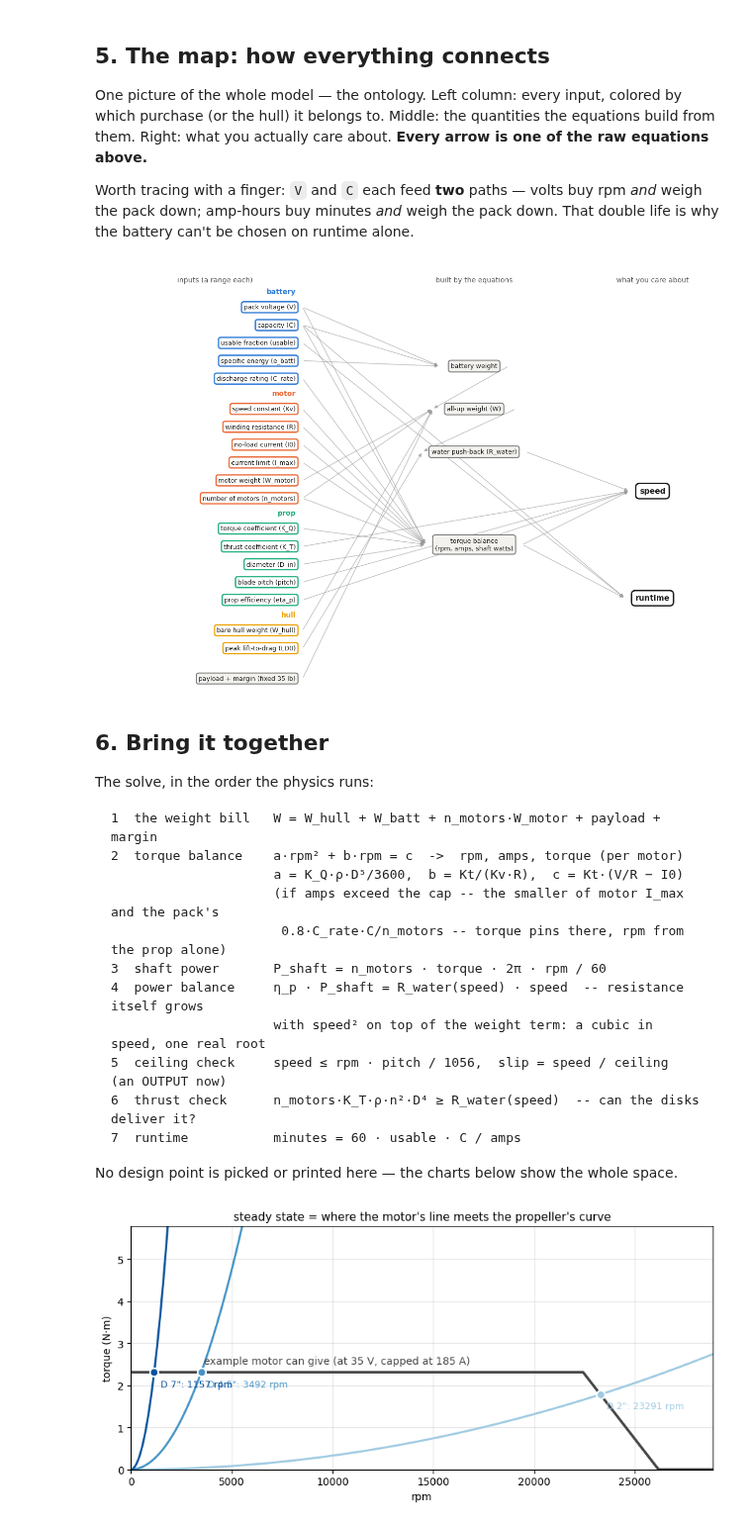
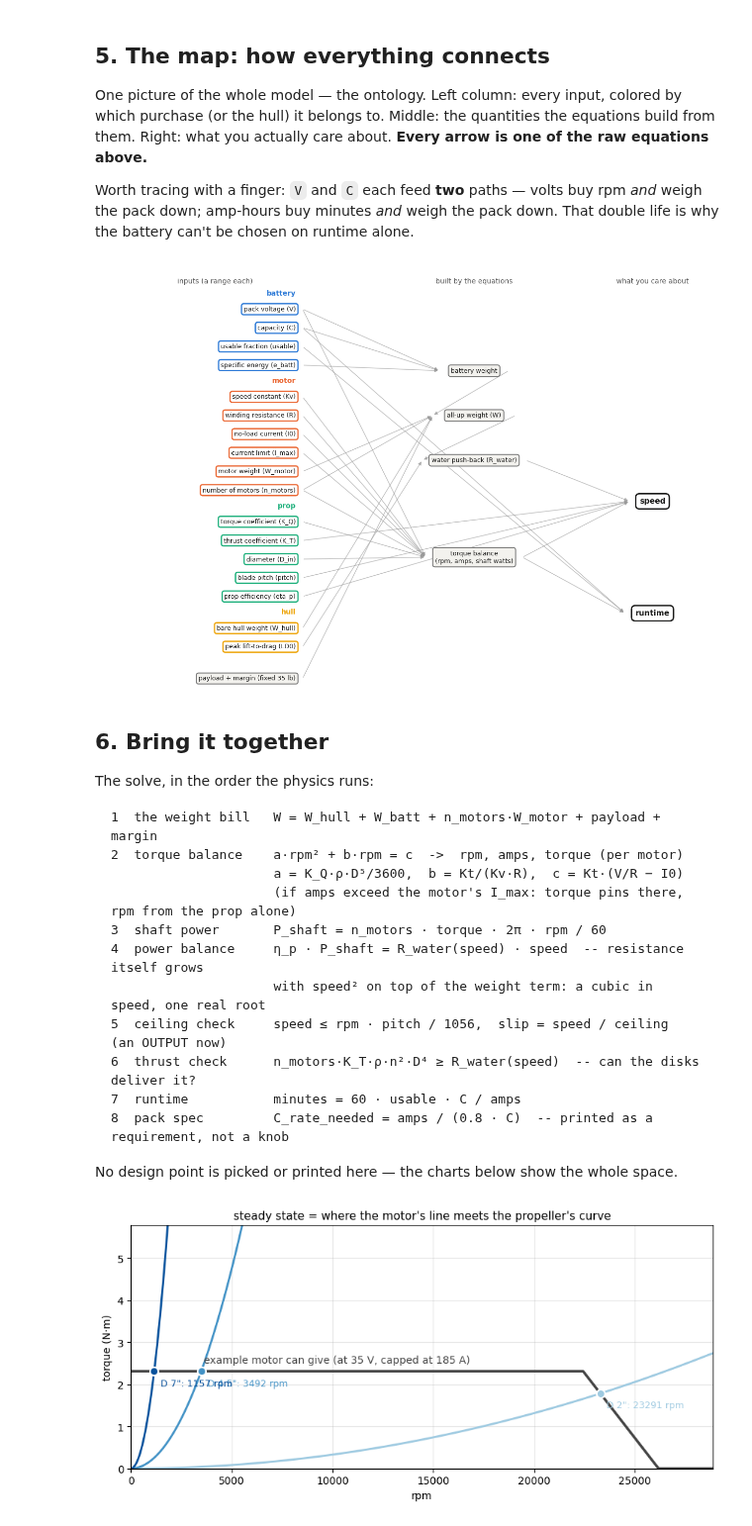
Before and after one commit to MarMar888/haav-modeling, a Jupyter notebook: willmarley.ipynb, the cells around one changed output. Shown at 99% size. Cells and saved outputs as stored; diff of their text form; code cells hidden in the pictures.

````diff
--- a/willmarley.ipynb
+++ b/willmarley.ipynb
@@ -236,12 +237,12 @@ BATT_BOUNDS = {
     "C":      (40.0, 200.0),
     "usable": (0.7, 0.9),
     "e_batt": (50.0, 100.0),
-    "C_rate": (1.0, 10.0),
 }
-BATT_UNITS = {"V": "V", "C": "Ah", "usable": "-", "e_batt": "Wh/lb", "C_rate": "1/h"}
+BATT_UNITS = {"V": "V", "C": "Ah", "usable": "-", "e_batt": "Wh/lb"}
 show_bounds(BATT_BOUNDS, BATT_UNITS)
-DISCHARGE_DERATE = 0.8  # draw at most this fraction of the pack's rated continuous current
-print(f"fixed: continuous draw limited to {DISCHARGE_DERATE:.0%} of C_rate x C")
+DISCHARGE_DERATE = 0.8  # the steady draw should sit at ~80% of the pack's rating
+C_RATE_MAX = 10.0       # hottest pack we consider buyable (continuous C-rating)
+print(f"fixed: pack rating needed = amps / ({DISCHARGE_DERATE:g} x C), must be <= {C_RATE_MAX:g}C")
 
 usable_mid = sum(BATT_BOUNDS["usable"]) / 2
 V_mid = sum(BATT_BOUNDS["V"]) / 2
@@ -366,7 +366,7 @@ GROUPS = {  # validated categorical palette: identity, fixed order
     "battery": "#2a78d6", "motor": "#eb6834", "prop": "#1baf7a", "hull": "#eda100",
 }
 LABELS = {  # long name for every short input symbol
-    "V": "pack voltage", "C": "capacity", "usable": "usable fraction", "e_batt": "specific energy", "C_rate": "discharge rating",
+    "V": "pack voltage", "C": "capacity", "usable": "usable fraction", "e_batt": "specific energy",
     "Kv": "speed constant", "R": "winding resistance", "I0": "no-load current", "I_max": "current limit",
     "K_Q": "torque coefficient", "K_T": "thrust coefficient", "D_in": "diameter", "pitch": "blade pitch", "eta_p": "prop efficiency",
     "W_hull": "bare hull weight", "LD0": "peak lift-to-drag", "W_motor": "motor weight",
@@ -392,7 +392,7 @@ EDGES = [
     ("W_motor", "all-up weight (W)"),
     ("all-up weight (W)", "water push-back (R_water)"), ("LD0", "water push-back (R_water)"),
     ("Kv", TB), ("R", TB), ("I0", TB), ("I_max", TB), ("V", TB), ("K_Q", TB), ("D_in", TB),
-    ("C_rate", TB), ("C", TB), ("n_motors", TB), ("n_motors", "all-up weight (W)"),
+    ("n_motors", TB), ("n_motors", "all-up weight (W)"),
     (TB, "speed"), ("eta_p", "speed"), ("water push-back (R_water)", "speed"), ("pitch", "speed"),
     ("K_T", "speed"),
     (TB, "runtime"), ("C", "runtime"), ("usable", "runtime"),
@@ -418,35 +418,35 @@ for name, ny in OUT_NODES.items():
 
 fig, ax = plt.subplots(figsize=(12.5, 8.5))
 for a, b in EDGES:
     (xa, ya), (xb, yb) = pos[a], pos[b]
     x_start = xa + HW.get(a, 0.06)
     ax.annotate("", xy=(xb - HW[b], yb), xytext=(x_start, ya),
                 arrowprops=dict(arrowstyle="-|>", color="#999999", alpha=0.6, lw=1.1))
 for gname, keys in INPUT_GROUPS:
     color = GROUPS[gname]
     ys = [pos[k][1] for k in keys]
     ax.text(0.0, max(ys) + 0.75, gname, color=color, fontsize=10, fontweight="bold", ha="right")
     for k in keys:
         ax.text(pos[k][0], pos[k][1], f"{LABELS[k]} ({k})", ha="right", va="center",
                 fontsize=9, color="#1a1a19",
                 bbox=dict(boxstyle="round,pad=0.35", fc="white", ec=color, lw=1.8))
 ax.text(pos[FIXED_NODE][0], pos[FIXED_NODE][1], FIXED_NODE, ha="right", va="center",
         fontsize=9, color="#1a1a19",
         bbox=dict(boxstyle="round,pad=0.35", fc="#f3f2ee", ec="#777777", lw=1.4))
 for name in MID_NODES:
     ax.text(*pos[name], name, ha="center", va="center", fontsize=9, color="#1a1a19",
             bbox=dict(boxstyle="round,pad=0.4", fc="#f3f2ee", ec="#777777", lw=1.4))
 for name in OUT_NODES:
     ax.text(*pos[name], name, ha="center", va="center", fontsize=11, color="#1a1a19",
             fontweight="bold",
             bbox=dict(boxstyle="round,pad=0.5", fc="white", ec="#1a1a19", lw=2))
 ax.text(-0.7, 19.7, "inputs (a range each)", ha="center", fontsize=10, color="#555555")
 ax.text(1.55, 19.7, "built by the equations", ha="center", fontsize=10, color="#555555")
 ax.text(3.1, 19.7, "what you care about", ha="center", fontsize=10, color="#555555")
-ax.set_xlim(-1.7, 3.65); ax.set_ylim(-2.4, 20.5); ax.axis("off")
+ax.set_xlim(-1.7, 3.65); ax.set_ylim(-1.6, 20.5); ax.axis("off")
 plt.tight_layout(); plt.show()
 # %% [output]
-[figure, old version]
+[figure, new version]
 # %% [markdown]
 ## 6. Bring it together
 
@@ -456,14 +456,14 @@ The solve, in the order the physics runs:
 1  the weight bill   W = W_hull + W_batt + n_motors·W_motor + payload + margin
 2  torque balance    a·rpm² + b·rpm = c  ->  rpm, amps, torque (per motor)
                      a = K_Q·ρ·D⁵/3600,  b = Kt/(Kv·R),  c = Kt·(V/R − I0)
-                     (if amps exceed the cap -- the smaller of motor I_max and the pack's
-                      0.8·C_rate·C/n_motors -- torque pins there, rpm from the prop alone)
+                     (if amps exceed the motor's I_max: torque pins there, rpm from the prop alone)
 3  shaft power       P_shaft = n_motors · torque · 2π · rpm / 60
 4  power balance     η_p · P_shaft = R_water(speed) · speed  -- resistance itself grows
                      with speed² on top of the weight term: a cubic in speed, one real root
 5  ceiling check     speed ≤ rpm · pitch / 1056,  slip = speed / ceiling  (an OUTPUT now)
 6  thrust check      n_motors·K_T·ρ·n²·D⁴ ≥ R_water(speed)  -- can the disks deliver it?
 7  runtime           minutes = 60 · usable · C / amps
+8  pack spec         C_rate_needed = amps / (0.8 · C)  -- printed as a requirement, not a knob
 ```
 
 No design point is picked or printed here — the charts below show the whole space.
````
Also changed, not shown: parts of 13 cells of this notebook, 3 other files.
